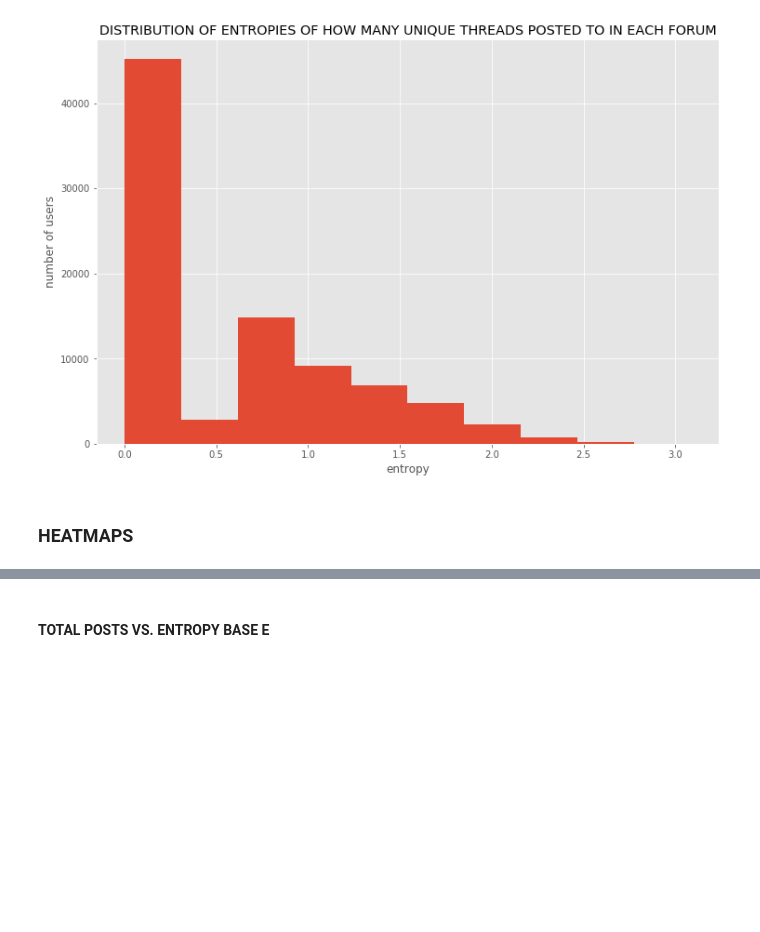
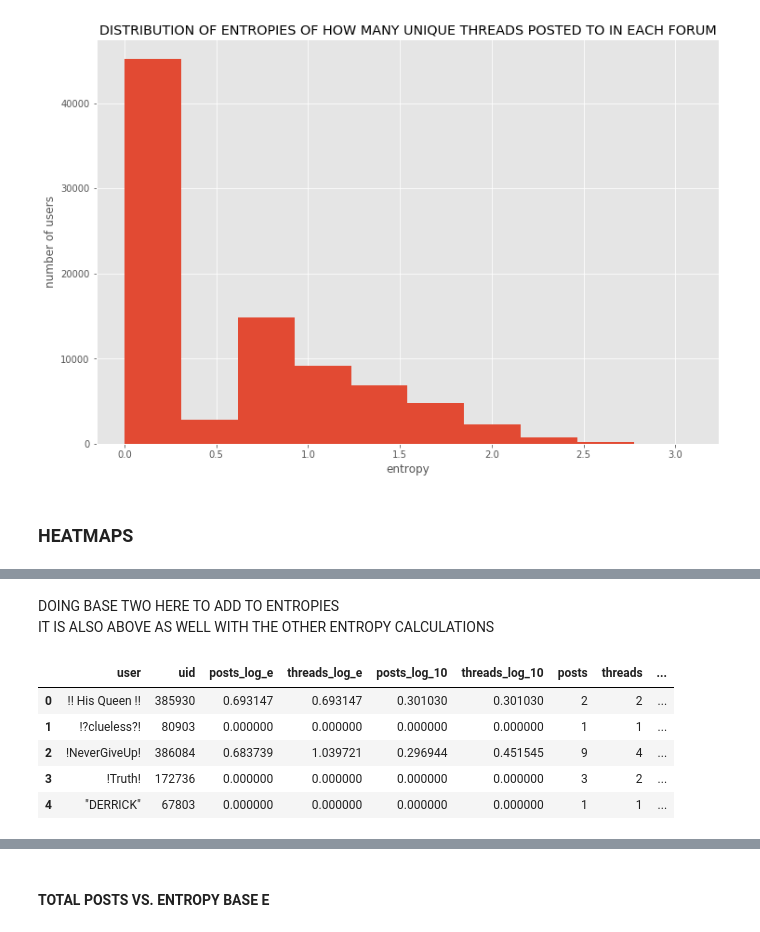
Before and after one commit to skilfullycurled/prisontalk, a Jupyter notebook: Entropy/Entropy.ipynb, the cells around one changed output, grey strips where cells are left out. Drawn from its saved outputs; the diff is of its cells as text; code cells hidden in the pictures; blank space fills up the shorter version.

```diff
--- a/Entropy/Entropy.ipynb
+++ b/Entropy/Entropy.ipynb
@@ -470,3 +474,9 @@ suggest starting to write
 create infrastructure
 # %% [markdown]
 ### HEATMAPS
+# %%
+# SANITY CHECK
+user_activity = pd.read_csv('../data/results/user_posts_threads_aggregates.csv')
+print 'ROWS:', user_activity.shape[0]
+# SANITY CHECK
+user_activity[(user_activity['user'] =='"Z\'s"-Wifey')]
@@ -472,0 +491,6 @@ create infrastructure
+# %%
+results_csv_dir = '../data/results/'
+results_csv = 'activity_entropy.csv'
+entropies = pd.read_csv(results_csv_dir + results_csv)
+print 'ROWS:', user_activity.shape[0]
+entropies.head()
@@ -472,0 +505,3 @@ create infrastructure
+# %% [markdown]
+DOING BASE TWO HERE TO  ADD TO ENTROPIES <br>
+IT IS ALSO ABOVE AS WELL WITH THE OTHER ENTROPY CALCULATIONS
@@ -472,0 +516,9 @@ create infrastructure
+# %%
+entropies.head()
+# %% [output]
+|  | user | uid | posts_log_e | threads_log_e | posts_log_10 | threads_log_10 | posts | threads | ... |
+| 0 | !! His Queen !! | 385930 | 0.693147 | 0.693147 | 0.301030 | 0.301030 | 2 | 2 | ... |
+| 1 | !?clueless?! | 80903 | 0.000000 | 0.000000 | 0.000000 | 0.000000 | 1 | 1 | ... |
+| 2 | !NeverGiveUp! | 386084 | 0.683739 | 1.039721 | 0.296944 | 0.451545 | 9 | 4 | ... |
+| 3 | !Truth! | 172736 | 0.000000 | 0.000000 | 0.000000 | 0.000000 | 3 | 2 | ... |
+| 4 | "DERRICK" | 67803 | 0.000000 | 0.000000 | 0.000000 | 0.000000 | 1 | 1 | ... |
```
Also changed, not shown: parts of 23 cells of this notebook.
